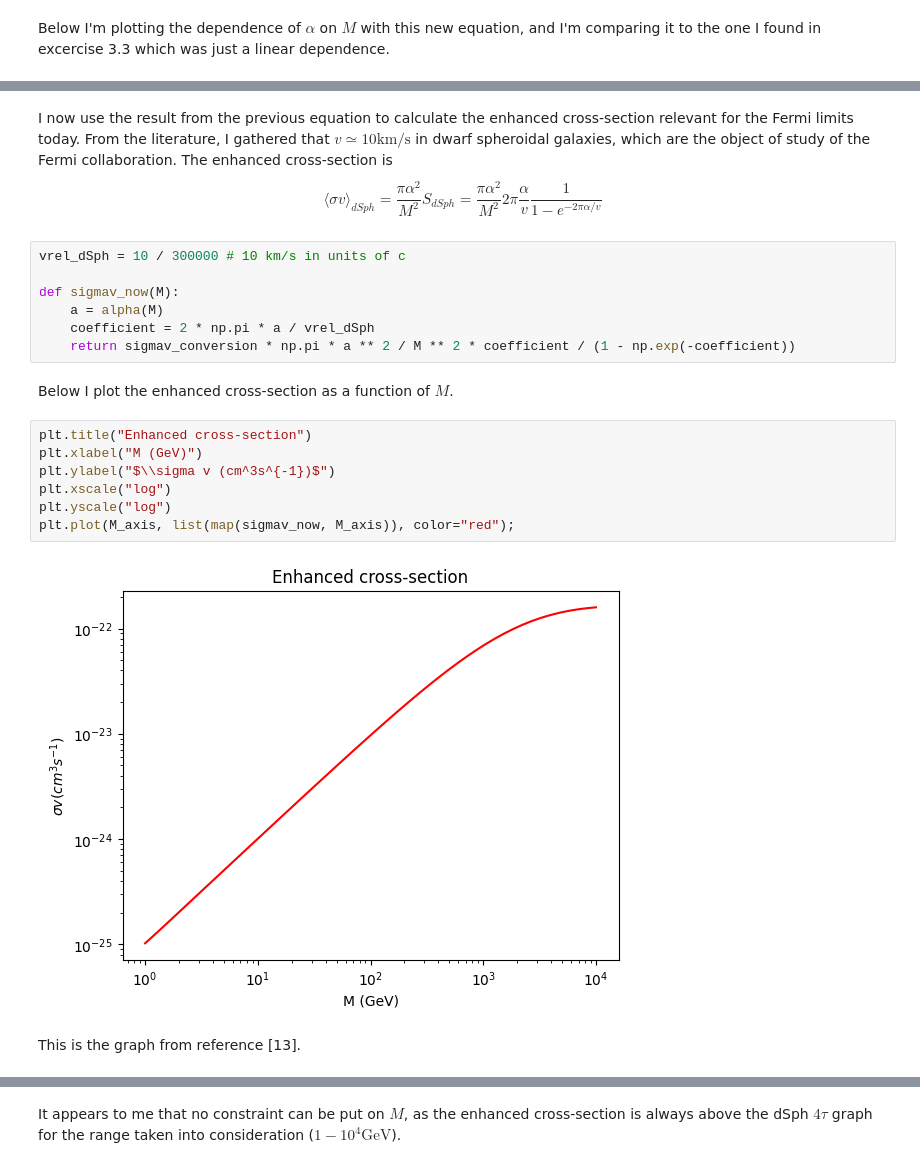
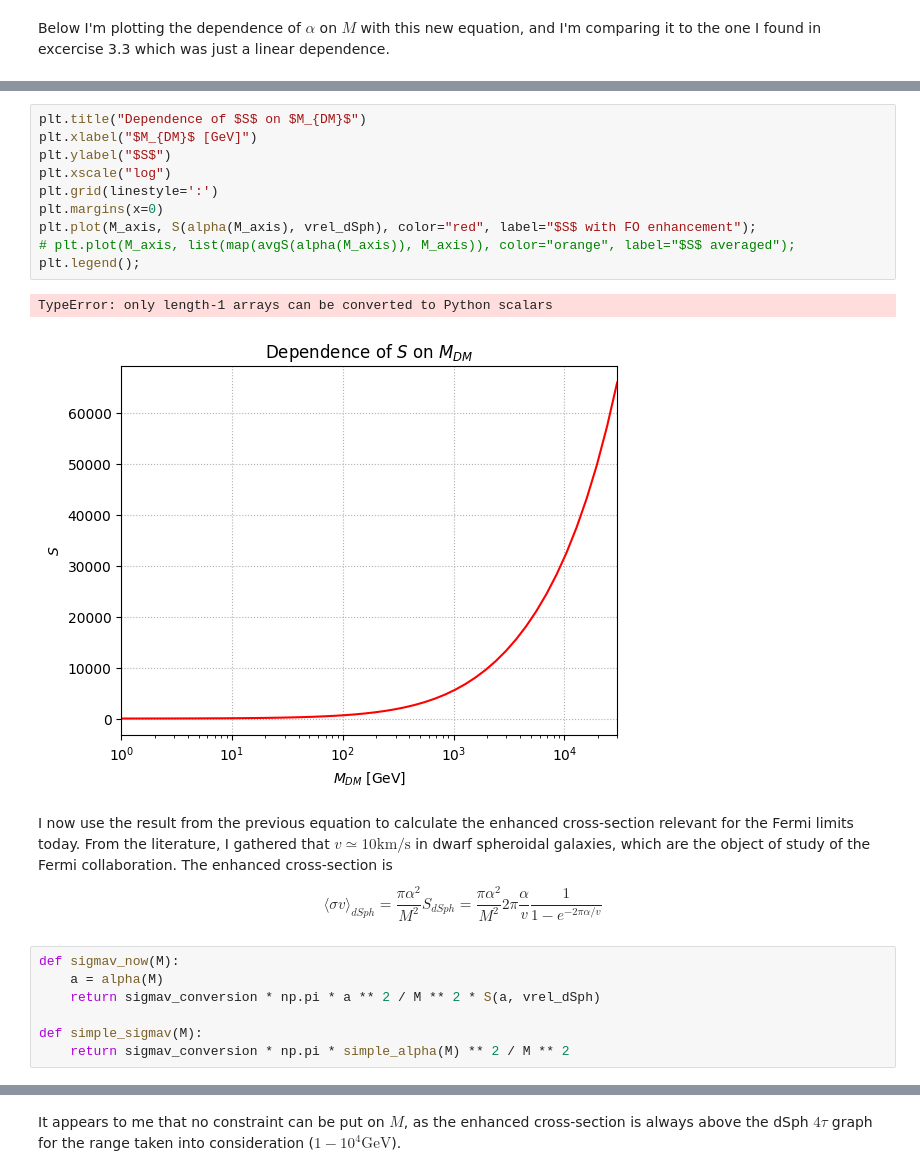
Before and after one commit to LuckeeDev/bachelor-thesis, a Jupyter notebook: notebooks/sommerfeld.ipynb, the cells around one changed output, grey strips where cells are left out. Drawn from its saved outputs; the diff is of its cells as text.

```diff
--- a/notebooks/sommerfeld.ipynb
+++ b/notebooks/sommerfeld.ipynb
@@ -41,25 +57,25 @@ plt.legend();
+# %%
+plt.title("Dependence of $S$ on $M_{DM}$")
+plt.xlabel("$M_{DM}$ [GeV]")
+plt.ylabel("$S$")
+plt.xscale("log")
+plt.grid(linestyle=':')
+plt.margins(x=0)
+plt.plot(M_axis, S(alpha(M_axis), vrel_dSph), color="red", label="$S$ with FO enhancement");
+# plt.plot(M_axis, list(map(avgS(alpha(M_axis)), M_axis)), color="orange", label="$S$ averaged");
+plt.legend();
+# %% [output]
+TypeError: only length-1 arrays can be converted to Python scalars
+[figure, added]
 # %% [markdown]
 I now use the result from the previous equation to calculate the enhanced cross-section relevant for the Fermi limits today. From the literature, I gathered that $v \simeq 10 \mathrm{km}/\mathrm{s}$ in dwarf spheroidal galaxies, which are the object of study of the Fermi collaboration. The enhanced cross-section is
 $$
 \langle \sigma v \rangle _{dSph} = \frac{\pi \alpha^2}{M^2} S_{dSph} = \frac{\pi \alpha^2}{M^2} 2\pi \frac{\alpha}{v} \frac{1}{1- e^{-2\pi \alpha / v}}
 $$
 # %%
-vrel_dSph = 10 / 300000 # 10 km/s in units of c
-
 def sigmav_now(M):
 	a = alpha(M)
-	coefficient = 2 * np.pi * a / vrel_dSph
-	return sigmav_conversion * np.pi * a ** 2 / M ** 2 * coefficient / (1 - np.exp(-coefficient))
+	return sigmav_conversion * np.pi * a ** 2 / M ** 2 * S(a, vrel_dSph)
+
+def simple_sigmav(M):
+	return sigmav_conversion * np.pi * simple_alpha(M) ** 2 / M ** 2
-# %% [markdown]
-Below I plot the enhanced cross-section as a function of $M$.
-# %%
-plt.title("Enhanced cross-section")
-plt.xlabel("M (GeV)")
-plt.ylabel("$\\sigma v (cm^3s^{-1})$")
-plt.xscale("log")
-plt.yscale("log")
-plt.plot(M_axis, list(map(sigmav_now, M_axis)), color="red");
-# %% [output]
-[figure, removed]
-# %% [markdown]
-This is the graph from reference [13].
```
Also changed, not shown: parts of 10 cells of this notebook, 1 other file.
